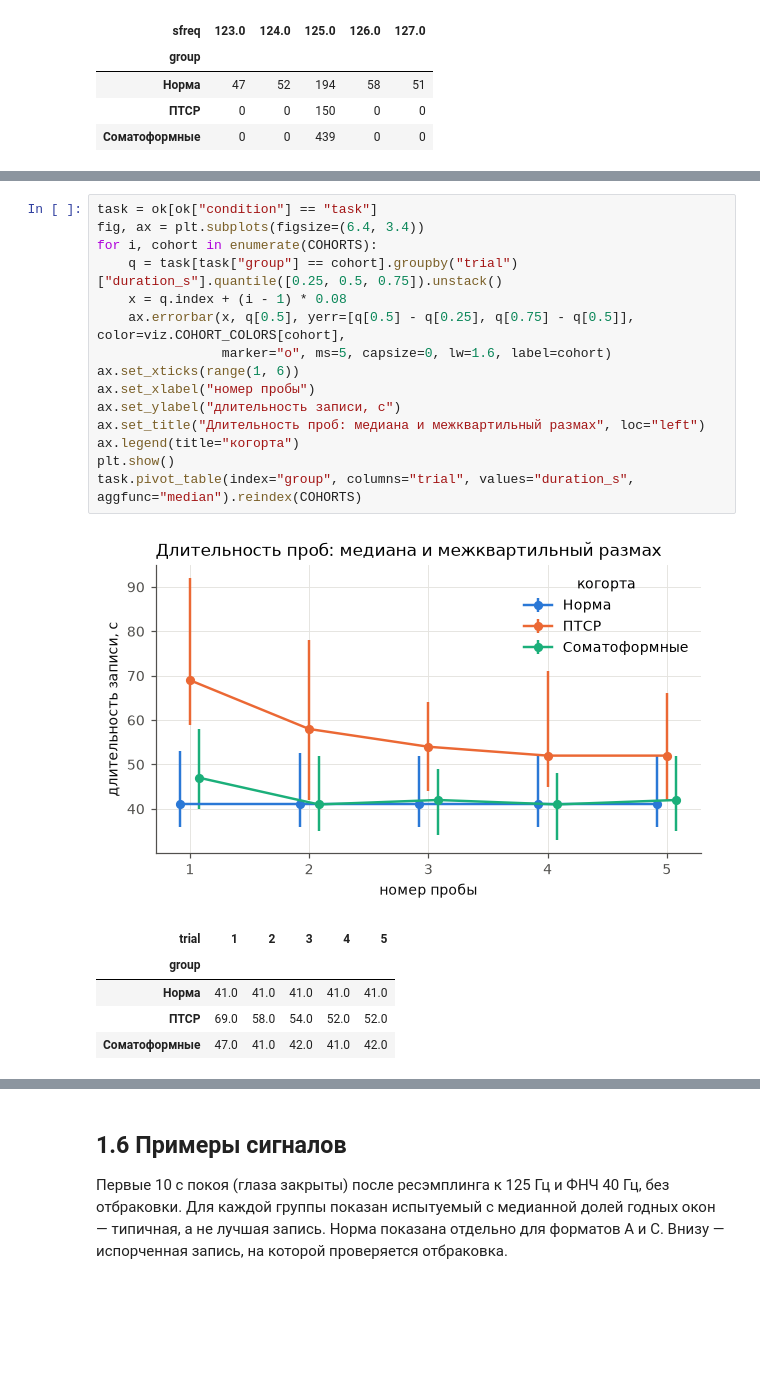
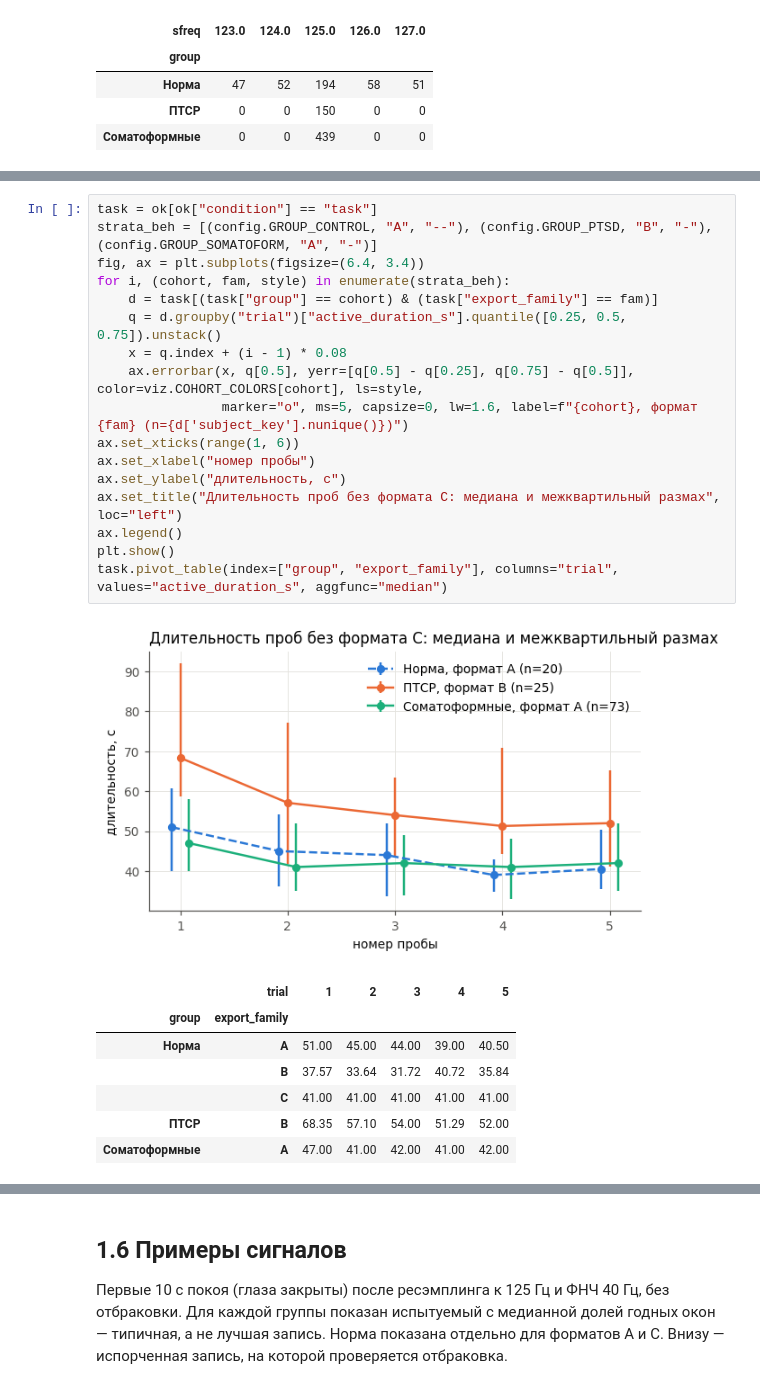
Before and after one commit to igor688-hub/neurodiagnosis-eeg, a Jupyter notebook: results/1-exploration.ipynb, the cells around one changed output, grey strips where cells are left out. Cells and saved outputs as stored; diff of their text form; blank space fills up the shorter version.

```diff
--- a/results/1-exploration.ipynb
+++ b/results/1-exploration.ipynb
@@ -145,25 +188,29 @@ ok.groupby(["condition", "group"])["duration_s"].describe()[["count", "min", "25
 # %%
 task = ok[ok["condition"] == "task"]
+strata_beh = [(config.GROUP_CONTROL, "A", "--"), (config.GROUP_PTSD, "B", "-"), (config.GROUP_SOMATOFORM, "A", "-")]
 fig, ax = plt.subplots(figsize=(6.4, 3.4))
-for i, cohort in enumerate(COHORTS):
-    q = task[task["group"] == cohort].groupby("trial")["duration_s"].quantile([0.25, 0.5, 0.75]).unstack()
+for i, (cohort, fam, style) in enumerate(strata_beh):
+    d = task[(task["group"] == cohort) & (task["export_family"] == fam)]
+    q = d.groupby("trial")["active_duration_s"].quantile([0.25, 0.5, 0.75]).unstack()
     x = q.index + (i - 1) * 0.08
-    ax.errorbar(x, q[0.5], yerr=[q[0.5] - q[0.25], q[0.75] - q[0.5]], color=viz.COHORT_COLORS[cohort],
-                marker="o", ms=5, capsize=0, lw=1.6, label=cohort)
+    ax.errorbar(x, q[0.5], yerr=[q[0.5] - q[0.25], q[0.75] - q[0.5]], color=viz.COHORT_COLORS[cohort], ls=style,
+                marker="o", ms=5, capsize=0, lw=1.6, label=f"{cohort}, формат {fam} (n={d['subject_key'].nunique()})")
 ax.set_xticks(range(1, 6))
 ax.set_xlabel("номер пробы")
-ax.set_ylabel("длительность записи, с")
-ax.set_title("Длительность проб: медиана и межквартильный размах", loc="left")
-ax.legend(title="когорта")
+ax.set_ylabel("длительность, с")
+ax.set_title("Длительность проб без формата C: медиана и межквартильный размах", loc="left")
+ax.legend()
 plt.show()
-task.pivot_table(index="group", columns="trial", values="duration_s", aggfunc="median").reindex(COHORTS)
+task.pivot_table(index=["group", "export_family"], columns="trial", values="active_duration_s", aggfunc="median")
 # %% [output]
-[figure, old version]
+[figure, new version]
-| trial | 1 | 2 | 3 | 4 | 5 |
-| group |  |  |  |  |  |
-| Норма | 41.0 | 41.0 | 41.0 | 41.0 | 41.0 |
-| ПТСР | 69.0 | 58.0 | 54.0 | 52.0 | 52.0 |
-| Соматоформные | 47.0 | 41.0 | 42.0 | 41.0 | 42.0 |
+|  | trial | 1 | 2 | 3 | 4 | 5 |
+| group | export_family |  |  |  |  |  |
+| Норма | A | 51.00 | 45.00 | 44.00 | 39.00 | 40.50 |
+|  | B | 37.57 | 33.64 | 31.72 | 40.72 | 35.84 |
+|  | C | 41.00 | 41.00 | 41.00 | 41.00 | 41.00 |
+| ПТСР | B | 68.35 | 57.10 | 54.00 | 51.29 | 52.00 |
+| Соматоформные | A | 47.00 | 41.00 | 42.00 | 41.00 | 42.00 |
 # %% [markdown]
 ## 1.4 Возраст и пол
 
```
Also changed, not shown: parts of 28 cells of this notebook.
